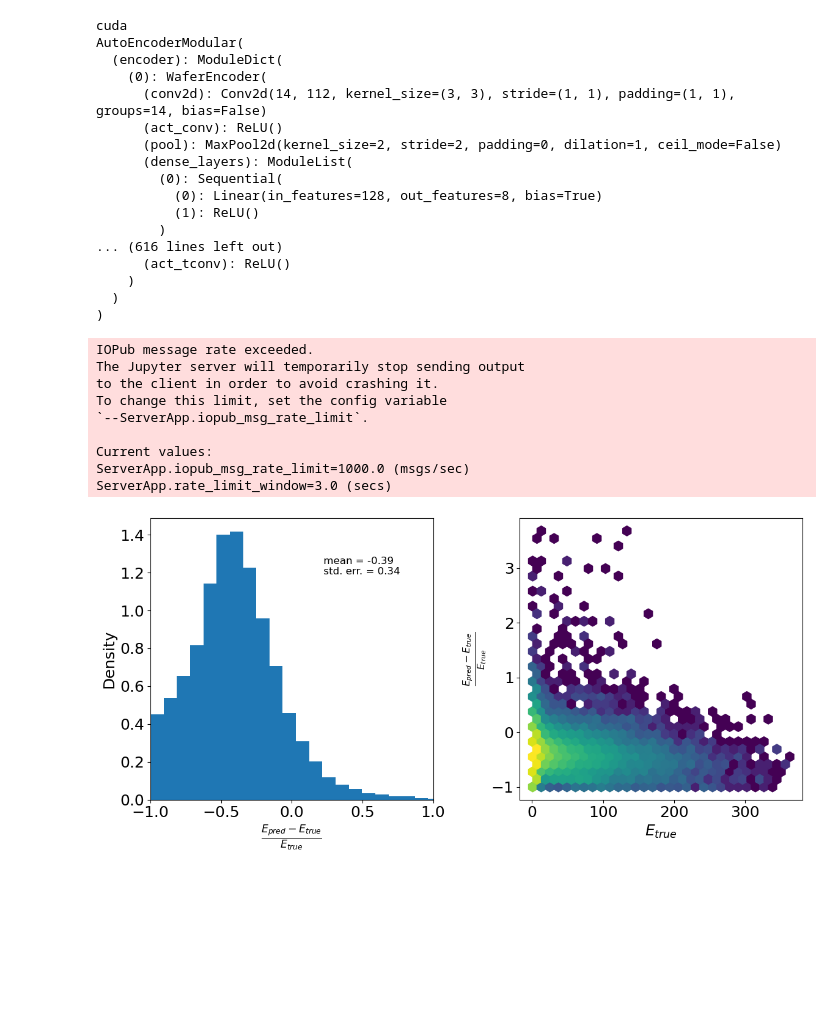
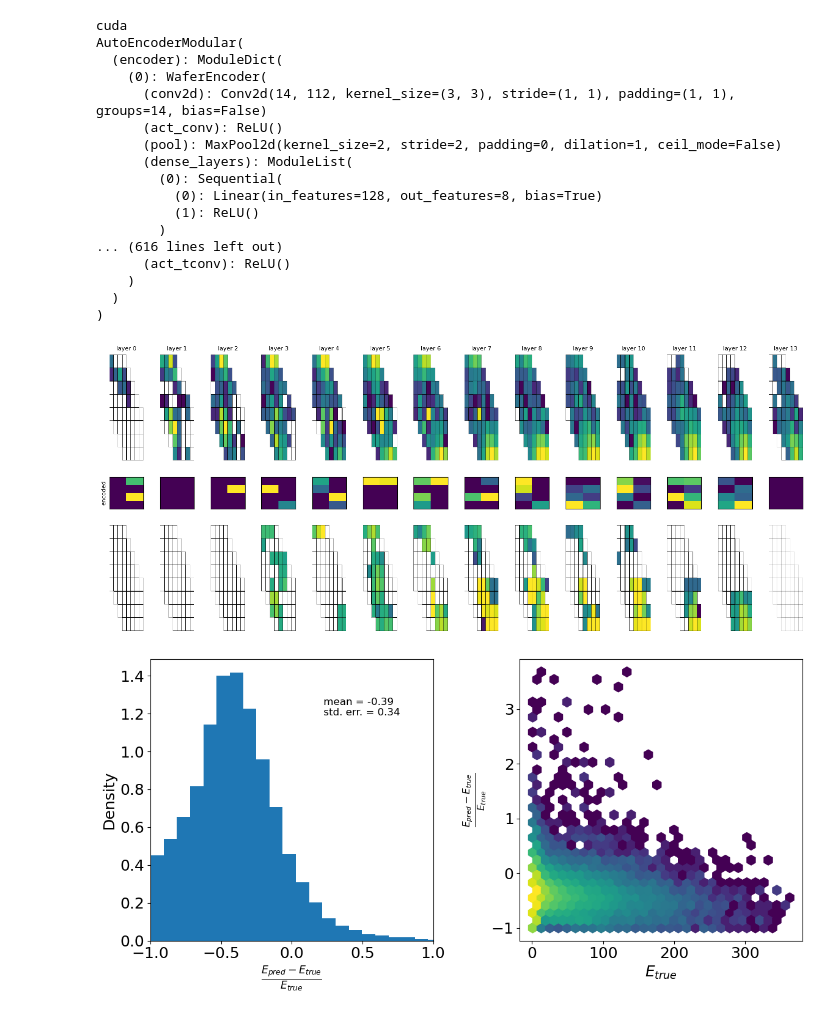
Before and after one commit to NWUHEP/hgcal-analysis, a Jupyter notebook: notebooks/autoencoder_modular.ipynb, the cells around one changed output. Drawn from its saved outputs; the diff is of its cells as text; code cells hidden in the pictures; blank space fills up the shorter version.

```diff
--- a/notebooks/autoencoder_modular.ipynb
+++ b/notebooks/autoencoder_modular.ipynb
@@ -71,7 +71,7 @@ AutoEncoderModular(
 )
 # %%
 # optimize NN weights
-n_epochs = 100
+n_epochs = 10
 n_events = len(train_loader)
 
 # define loss and configure optimizer
@@ -134,16 +134,6 @@ for iepoch in pbar1:
         #tb_writer.add_image('output', images_pred)
 
         # write a checkpoint based on the performance of the model
-# %% [output]
-IOPub message rate exceeded.
-The Jupyter server will temporarily stop sending output
-to the client in order to avoid crashing it.
-To change this limit, set the config variable
-`--ServerApp.iopub_msg_rate_limit`.
-
-Current values:
-ServerApp.iopub_msg_rate_limit=1000.0 (msgs/sec)
-ServerApp.rate_limit_window=3.0 (secs)
 # %%
 # compare images
 import utils.plot_tools as pt
@@ -157,9 +147,9 @@ with torch.no_grad():
     images = images.to(device)
     images_pred = model(images, keys)
     images_enc = [model.encode(images[i], f'{k}') for i, k in enumerate(keys)]
+    fig, axes = plt.subplots(3, 14, facecolor='white', figsize=(14, 6), gridspec_kw={'height_ratios': [1, 0.3, 1]})
     for ibatch, key in enumerate(keys):
         image_data = zip(images[ibatch], images_pred[ibatch], images_enc[ibatch])
-        fig, axes = plt.subplots(3, 14, facecolor='white', figsize=(14, 6), sharey=False, sharex=False)
         emax = images[ibatch].max()
         for ilayer, (image, image_pred, encoded_image) in enumerate(image_data):
             image = image.squeeze().cpu().numpy()
@@ -169,36 +159,40 @@ with torch.no_grad():
             #image_pred *= energy_corr
 
             ax = axes[0][ilayer]
+            plt.cla()
             #ax.set_aspect('equal')
             pt.draw_single_module_pixels(ax, cell_data=image, no_axes=True)
             ax.set_xticks([])
             ax.set_yticks([])
             ax.set_title(f'layer {ilayer}', fontsize=8)
             if ilayer == 0:
                 ax.set_ylabel('input', fontsize=8)
 
             ax = axes[1][ilayer]
+            plt.cla()
             #ax.set_aspect('equal')
-            ax.pcolor(encoded_image.reshape(-1, 2), vmin=0.)
+            ax.pcolor(encoded_image.reshape(-1, 2), linewidth=2, vmin=0.)
             ax.set_xticks([])
             ax.set_yticks([])
             if ilayer == 0:
                 ax.set_ylabel('encoded', fontsize=8)
 #
             ax = axes[2][ilayer]
+            plt.cla()
             #ax.set_aspect('equal')
             pt.draw_single_module_pixels(ax, cell_data=image_pred, no_axes=True)
             #ax.imshow(image_pred, norm=LogNorm())
             ax.set_xticks([])
             ax.set_yticks([])
             if ilayer == 0:
                 ax.set_ylabel('output', fontsize=8)
 
 
         plt.tight_layout()
         plt.savefig(f'plots/{scenario}/ae_encoding_comparisons_{ibatch}.png')
-        plt.close()
-        #plt.show()
+        plt.clear()
+# %% [output]
+[figure, added]
 # %%
 # Plot the the total error for both total energy and
 energy_sums = []
```
Also changed, not shown: 6 other files.
